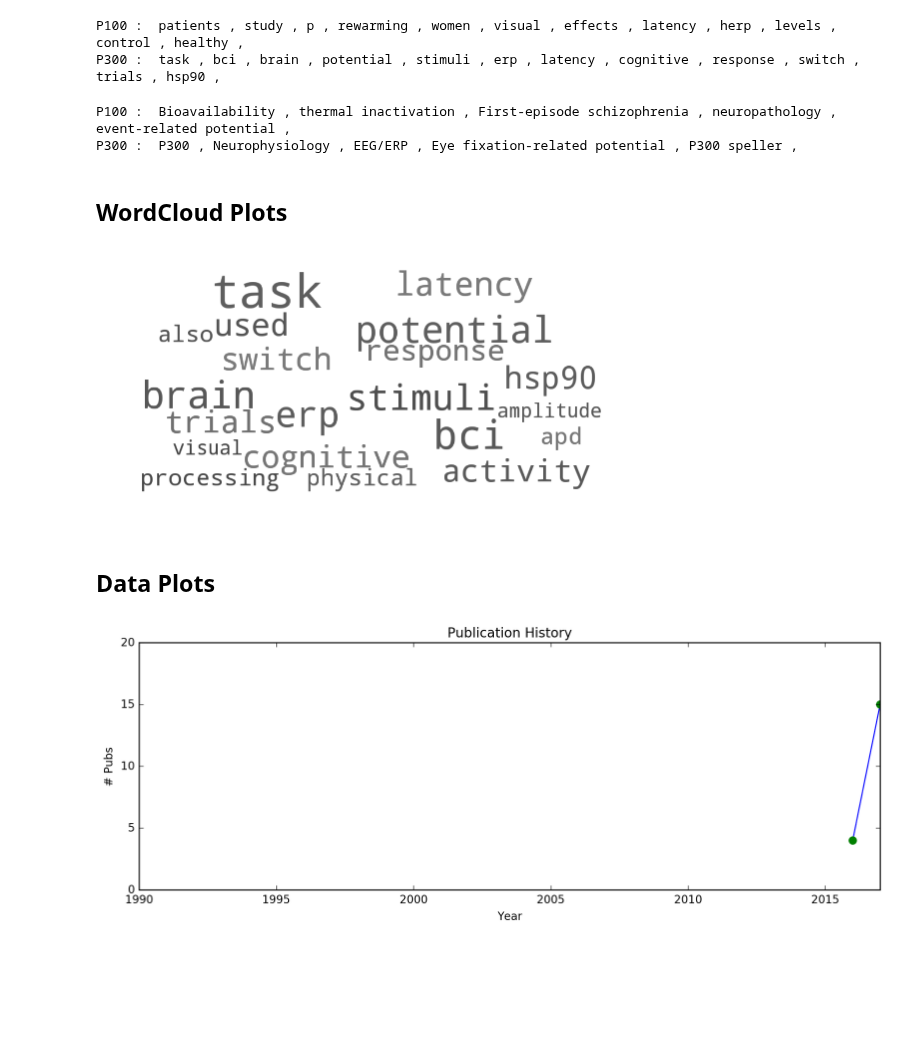
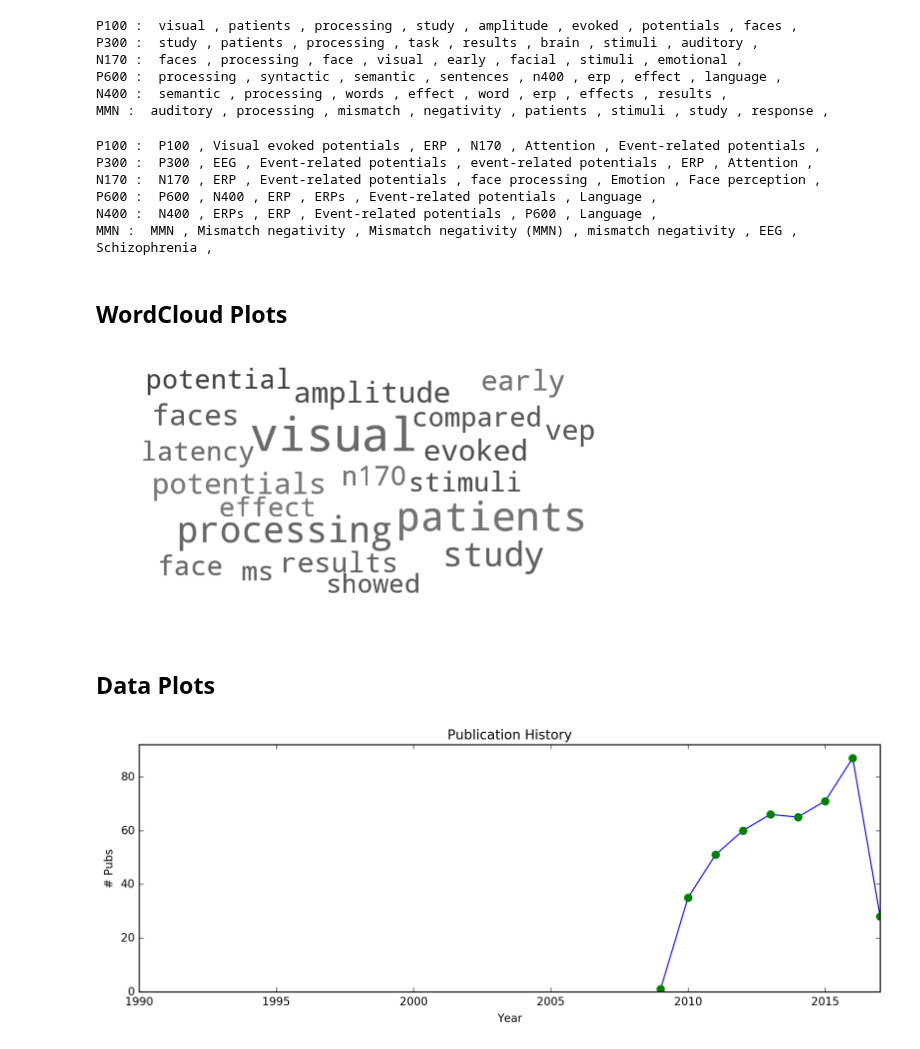
Before and after one commit to weblearn22/ERPscanr, a Jupyter notebook: notebooks/Words.ipynb, the cells around one changed output. Cells and saved outputs as stored; diff of their text form; code cells hidden in the pictures; blank space fills up the shorter version.

```diff
--- a/notebooks/Words.ipynb
+++ b/notebooks/Words.ipynb
@@ -42,4 +43,4 @@ words.scrape_data(db='pubmed', retmax='20')
 save_pickle_obj(words, 'test')
 # %%
 # Load word pickle object
-words = load_pickle_obj('test_words')
+words = load_pickle_obj('BaseScrape_words')
@@ -49,26 +71,34 @@ all_dat = [ERPDataAll(words[erp]) for erp in words.keys]
 # %%
 # Check most common words
 for erp in all_dat:
-    erp.check_words(12)
+    erp.check_words(8)
 # %% [output]
-P100 :  patients , study , p , rewarming , women , visual , effects , latency , herp , levels , control , healthy ,
-P300 :  task , bci , brain , potential , stimuli , erp , latency , cognitive , response , switch , trials , hsp90 ,
+P100 :  visual , patients , processing , study , amplitude , evoked , potentials , faces ,
+P300 :  study , patients , processing , task , results , brain , stimuli , auditory ,
+N170 :  faces , processing , face , visual , early , facial , stimuli , emotional ,
+P600 :  processing , syntactic , semantic , sentences , n400 , erp , effect , language ,
+N400 :  semantic , processing , words , effect , word , erp , effects , results ,
+MMN :  auditory , processing , mismatch , negativity , patients , stimuli , study , response ,
 # %%
 # Check most common keywords
 for erp in all_dat:
-    erp.check_kws(5)
+    erp.check_kws(6)
 # %% [output]
-P100 :  Bioavailability , thermal inactivation , First-episode schizophrenia , neuropathology , event-related potential ,
-P300 :  P300 , Neurophysiology , EEG/ERP , Eye fixation-related potential , P300 speller ,
+P100 :  P100 , Visual evoked potentials , ERP , N170 , Attention , Event-related potentials ,
+P300 :  P300 , EEG , Event-related potentials , event-related potentials , ERP , Attention ,
+N170 :  N170 , ERP , Event-related potentials , face processing , Emotion , Face perception ,
+P600 :  P600 , N400 , ERP , ERPs , Event-related potentials , Language ,
+N400 :  N400 , ERPs , ERP , Event-related potentials , P600 , Language ,
+MMN :  MMN , Mismatch negativity , Mismatch negativity (MMN) , mismatch negativity , EEG , Schizophrenia ,
 # %% [markdown]
 ## WordCloud Plots
 # %%
 from erpsc.plts.wc import make_wc
 # %%
 # Create a wordcloud
-make_wc(all_dat[1].word_freqs, 20, save_fig=False)
+make_wc(all_dat[0].word_freqs, 20, save_fig=False)
 # %% [output]
-[figure, old version]
+[figure, new version]
 # %% [markdown]
 ## Data Plots
 # %%
@@ -76,4 +106,4 @@ from erpsc.plts.dat import *
 # %%
 plot_years(all_dat[0].year_counts)
 # %% [output]
-[figure, old version]
+[figure, new version]
```
Also changed, not shown: parts of 7 cells of this notebook.
